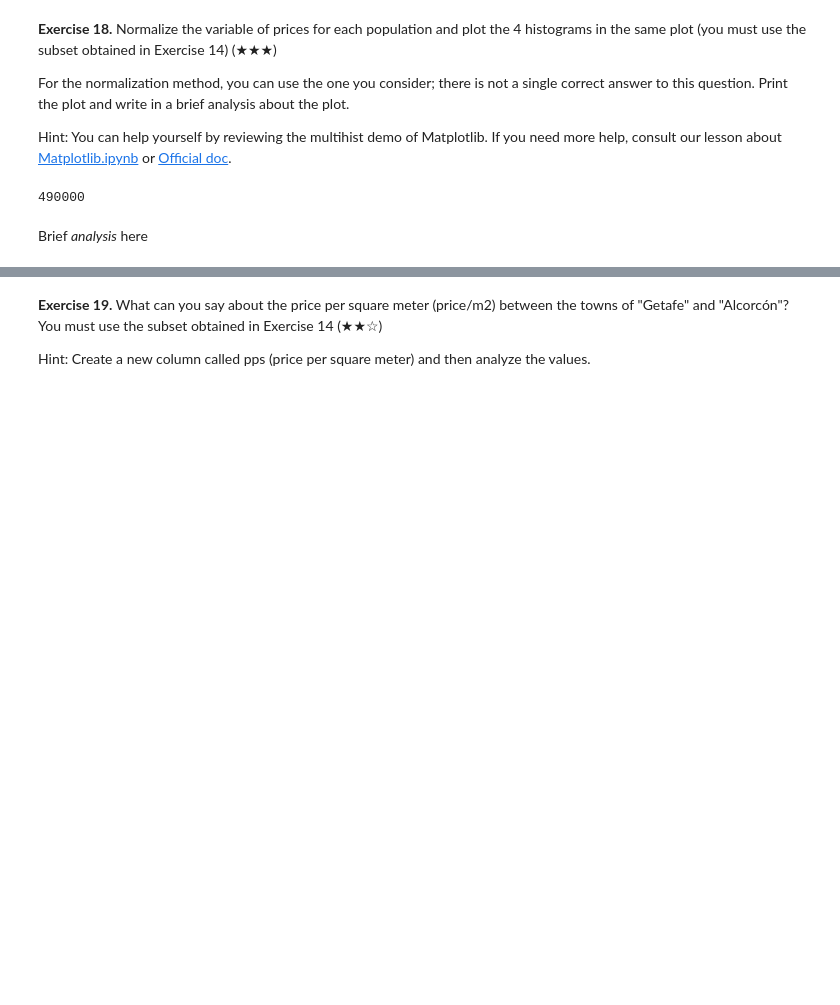
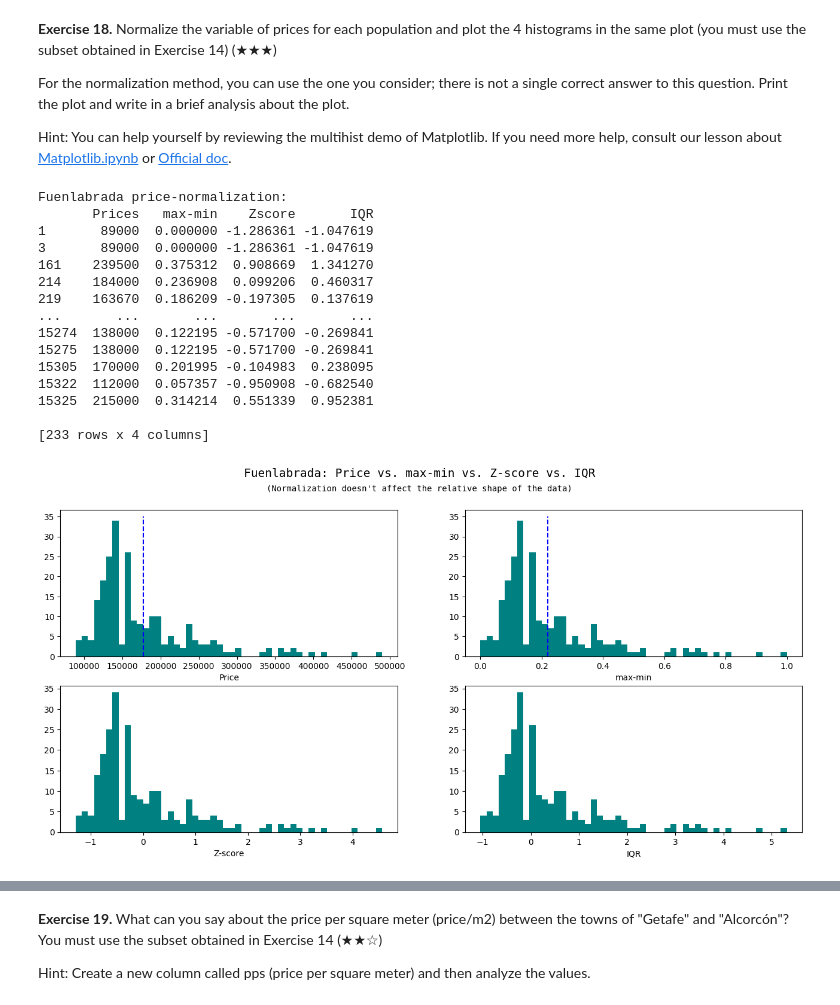
Before and after one commit to Caavlier/Proyect-RealState, a Jupyter notebook: Real_Estate_Clean_Up_Project_0.ipynb, the cells around one changed output, grey strips where cells are left out. Drawn from its saved outputs; the diff is of its cells as text; code cells hidden in the pictures; blank space fills up the shorter version.

Commit message:
Ex18. Histograms comparing methods of normalization for Fuenlabrada. Histogram of price-normalization for all south belt populations

```diff
--- a/Real_Estate_Clean_Up_Project_0.ipynb
+++ b/Real_Estate_Clean_Up_Project_0.ipynb
@@ -692,16 +692,62 @@ Alcorcón:
 For the normalization method, you can use the one you consider; there is not a single correct answer to this question. Print the plot and write in a brief analysis about the plot.
 
 Hint: You can help yourself by reviewing the multihist demo of Matplotlib. If you need more help, consult our lesson about [Matplotlib.ipynb](https://github.com/S4qk/Btp-Data-Science/blob/main/Matplotlib.ipynb)  or [Official doc](https://matplotlib.org/stable/users/index.html).
-# %%
-populations = ['Fuenlabrada', 'Leganés', 'Getafe', 'Alcorcón']
-
-Fue = south_belt.loc[south_belt['level5'] == 'Fuenlabrada', 'price'] # Variable of prices for the population
-
-# Variable of prices
-
-# Is there any outlier? ---> scatter plots or histogramas
-# Select type of normalization
-# %% [output]
-490000
-# %% [markdown]
-Brief *analysis* here
+# %%
+# In order to select a method of normalization:  Is there any outlier?
+Fue = south_belt.loc[south_belt['level5'] == 'Fuenlabrada', 'price'] # Variable of prices for the population
+
+# Normalization by max-min
+max = Fue.max()
+min = Fue.min()
+norm = (Fue - min) / (max - min)
+
+# Standarization
+mean = Fue.mean()
+std = Fue.std() # standar deviation
+Zscore = (Fue - mean) / std
+
+# IQR
+q1 = Fue.quantile(0.25)
+q2 = Fue.quantile(0.5)
+q3 = Fue.quantile(0.75)
+IQR = q3 -q1
+robust_scaling = (Fue - q2) / IQR
+
+# DataFrame: Methods of normalization
+data = pd.DataFrame({'Prices': Fue, 'max-min': norm, 'Zscore': Zscore, 'IQR': robust_scaling})
+print(f"Fuenlabrada price-normalization: \n{data}")
+
+# Scatter plot 1row x 2columns
+fig, axs = plt.subplots(2,2, figsize=(16,7))
+fig.suptitle("Fuenlabrada: Price vs. max-min vs. Z-score vs. IQR", fontsize=14, fontfamily='monospace')
+fig.text(0.5, 0.93, "(Normalization doesn't affect the relative shape of the data)", fontsize=10, fontfamily='monospace', ha='center', va='center')
+
+axs[0,0].hist(Fue, bins=50, color='teal')
+axs[0,0].plot([Fue.mean(),Fue.mean()],[0,35], '--b', linewidth=1.5) # Vertical dashed line for the mean
+axs[0,0].set_xlabel("Price")
+axs[0,1].hist(norm, bins=50, color='teal')
+axs[0,1].plot([norm.mean(),norm.mean()],[0,35], '--b', linewidth=1.5) # Vertical dashed line for the mean
+axs[0,1].set_xlabel("max-min")
+axs[1,0].hist(Zscore, bins=50, color='teal')
+axs[1,0].set_xlabel("Z-score")
+axs[1,1].hist(robust_scaling, bins=50, color='teal')
+axs[1,1].set_xlabel("IQR")
+
+plt.show()
+# %% [output]
+Fuenlabrada price-normalization:
+       Prices   max-min    Zscore       IQR
+1       89000  0.000000 -1.286361 -1.047619
+3       89000  0.000000 -1.286361 -1.047619
+161    239500  0.375312  0.908669  1.341270
+214    184000  0.236908  0.099206  0.460317
+219    163670  0.186209 -0.197305  0.137619
+...       ...       ...       ...       ...
+15274  138000  0.122195 -0.571700 -0.269841
+15275  138000  0.122195 -0.571700 -0.269841
+15305  170000  0.201995 -0.104983  0.238095
+15322  112000  0.057357 -0.950908 -0.682540
+15325  215000  0.314214  0.551339  0.952381
+
+[233 rows x 4 columns]
+[figure, added]
```
Also changed, not shown: parts of 3 cells of this notebook.
